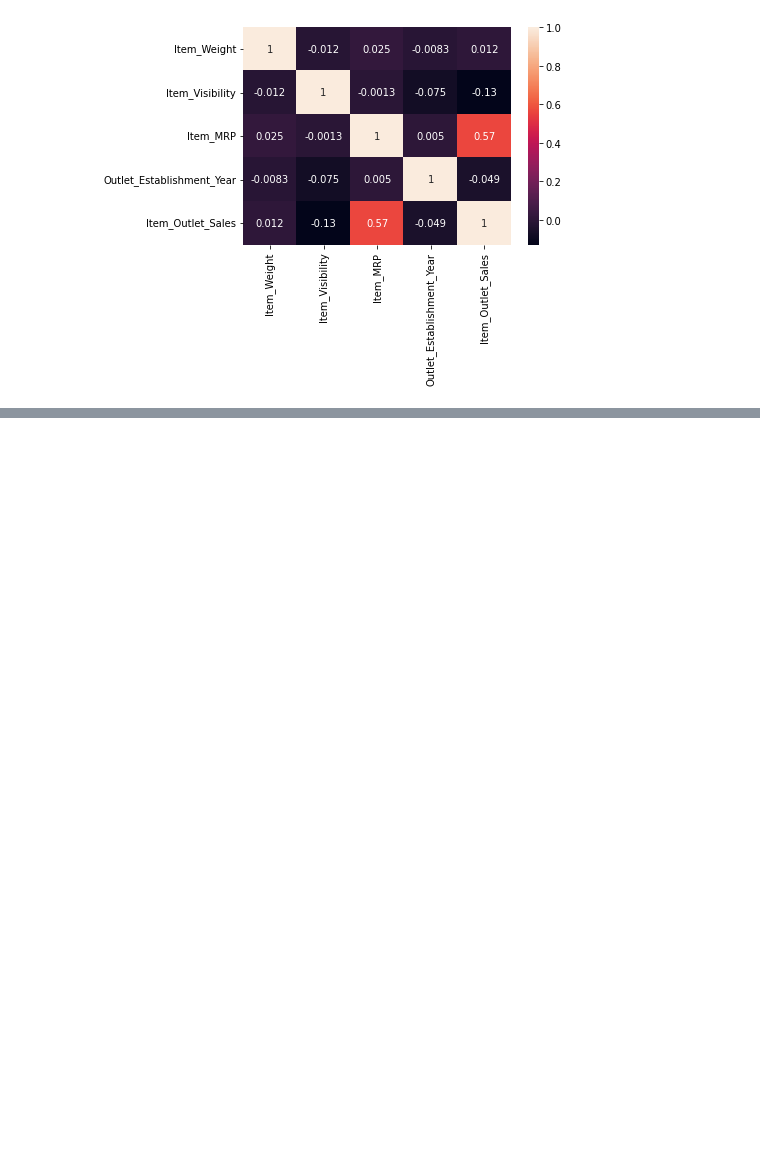
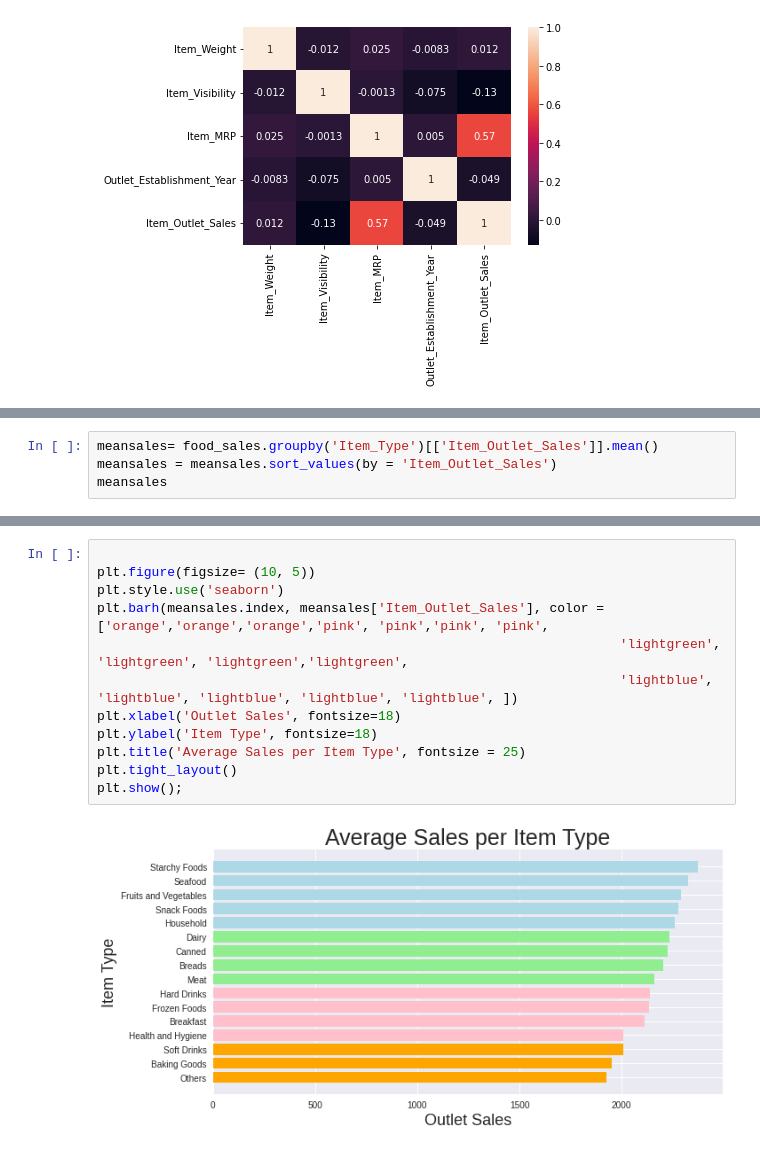
Before and after one commit to jul1andav1d/Food-Items-Sales-Predictions-Prjct1, a Jupyter notebook: Food_Sales_Prediction.ipynb, the cells around one changed output, grey strips where cells are left out. Drawn from its saved outputs; the diff is of its cells as text; blank space fills up the shorter version.

```diff
--- a/Food_Sales_Prediction.ipynb
+++ b/Food_Sales_Prediction.ipynb
@@ -289,0 +328,4 @@ sns.heatmap(corr, annot = True);
+# %%
+meansales= food_sales.groupby('Item_Type')[['Item_Outlet_Sales']].mean()
+meansales = meansales.sort_values(by = 'Item_Outlet_Sales')
+meansales
@@ -289,0 +351,14 @@ sns.heatmap(corr, annot = True);
+# %%
+
+plt.figure(figsize= (10, 5))
+plt.style.use('seaborn')
+plt.barh(meansales.index, meansales['Item_Outlet_Sales'], color = ['orange','orange','orange','pink', 'pink','pink', 'pink',
+                                                                   'lightgreen', 'lightgreen', 'lightgreen','lightgreen',
+                                                                   'lightblue', 'lightblue', 'lightblue', 'lightblue', 'lightblue', ])
+plt.xlabel('Outlet Sales', fontsize=18)
+plt.ylabel('Item Type', fontsize=18)
+plt.title('Average Sales per Item Type', fontsize = 25)
+plt.tight_layout()
+plt.show();
+# %% [output]
+[figure, added]
```
Also changed, not shown: parts of 17 cells of this notebook.
